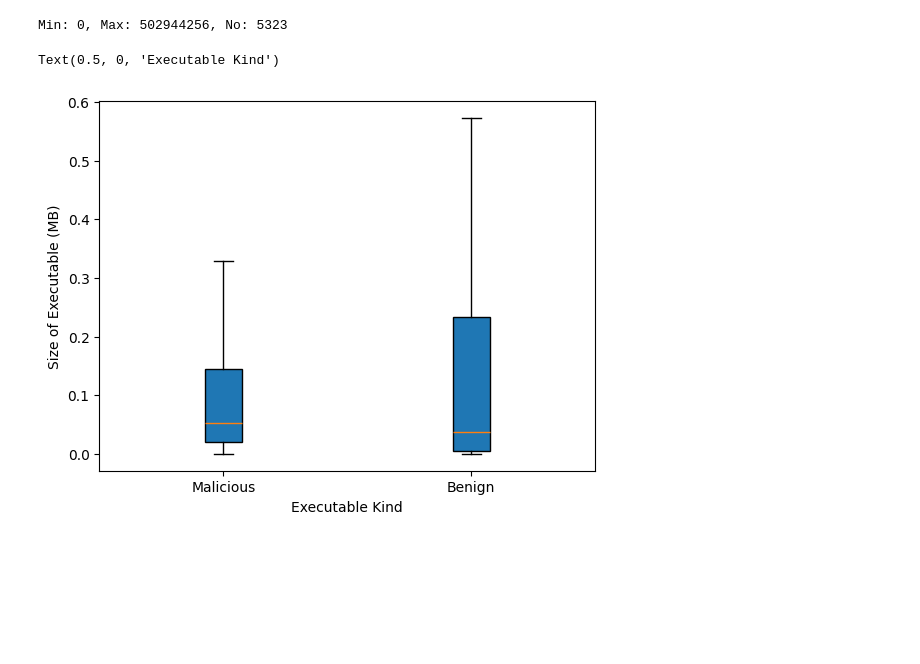
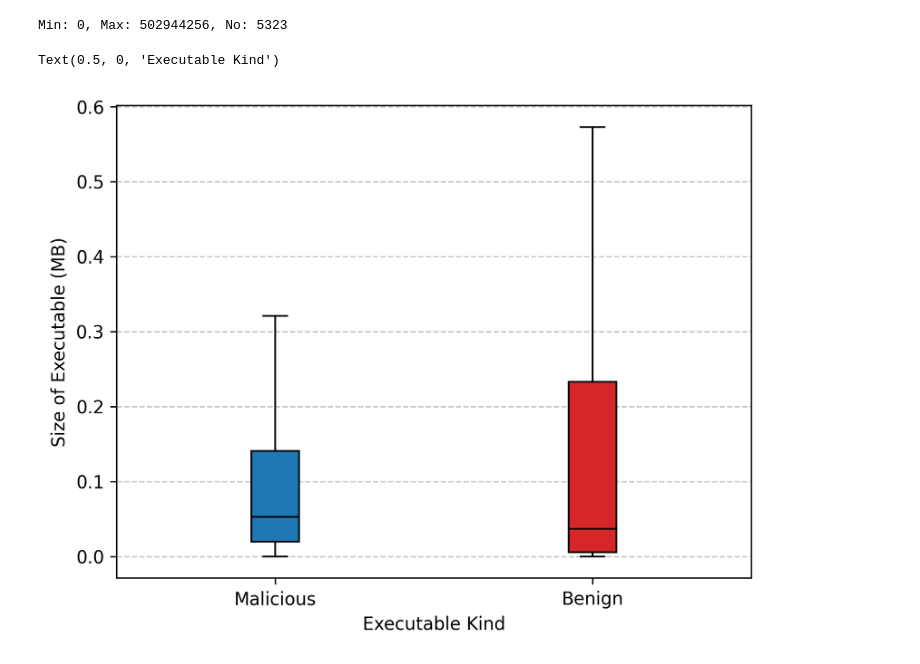
Before and after one commit to Henry-Ash-Williams/masters-thesis, a Jupyter notebook: notebooks/data/visualisation/main.ipynb, the cells around one changed output. Drawn from its saved outputs; the diff is of its cells as text; code cells hidden in the pictures; blank space fills up the shorter version.

```diff
--- a/notebooks/data/visualisation/main.ipynb
+++ b/notebooks/data/visualisation/main.ipynb
@@ -1,10 +1,13 @@
 # %%
 import utils
 from tqdm import tqdm
+import matplotlib as mpl
 import matplotlib.pyplot as plt
 import pefile
 import numpy as np
 
+mpl.rcParams["figure.dpi"] = 300
+
 dataset = utils.data.MalwareDataset()
 # %%
 def get_size(path):
@@ -34,15 +37,20 @@ print(f"Min: {benign_size.min()}, Max: {benign_size.max()}, No: {len(benign_size
 Min: 0, Max: 1766614113, No: 5792
 Min: 0, Max: 502944256, No: 5323
 # %%
-plt.boxplot(
+bp = plt.boxplot(
     [malware_size / 1024**2, benign_size / 1024**2],
     vert=True,
     patch_artist=True,
     tick_labels=["Malicious", "Benign"],
+    medianprops={"color": "black"},
     sym="",
 )
+
+for box, color in zip(bp["boxes"], ["tab:blue", "tab:red"]):
+    box.set(facecolor=color)
+plt.grid(axis="y", linestyle="--", alpha=0.75)
 plt.ylabel("Size of Executable (MB)")
 plt.xlabel("Executable Kind")
 # %% [output]
 Text(0.5, 0, 'Executable Kind')
-[figure, old version]
+[figure, new version]
```
Also changed, not shown: 12 other files.
